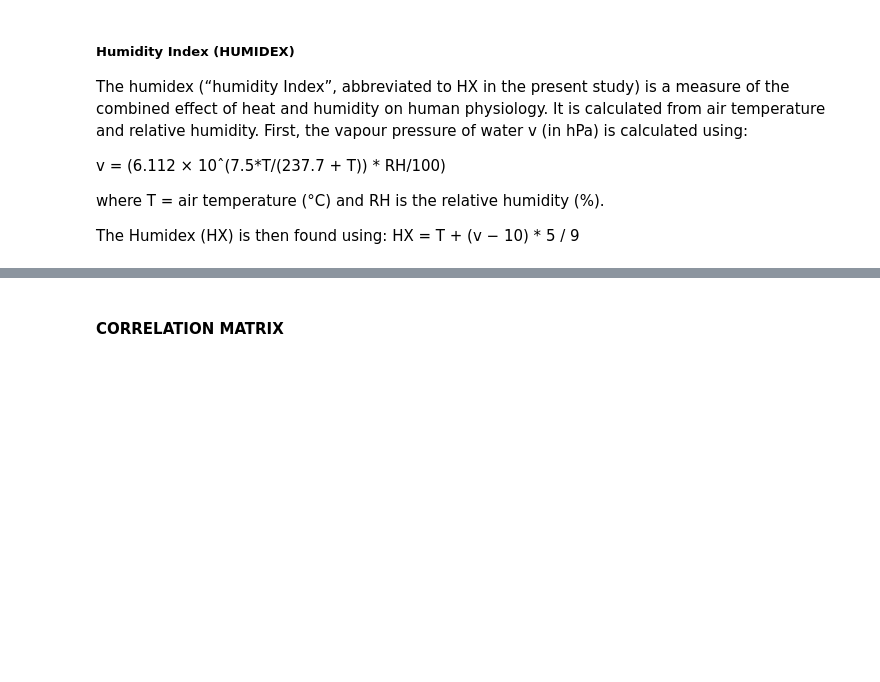
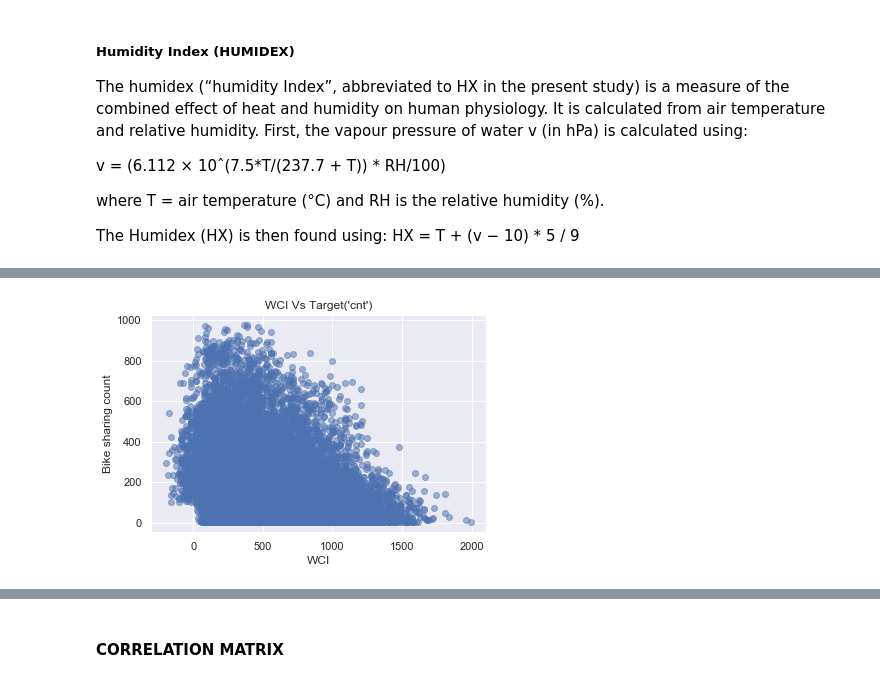
Before and after one commit to cleliacrv/python-dask-assignment, a Jupyter notebook: Python Dask Assignment.ipynb, the cells around one changed output, grey strips where cells are left out. Saved outputs shown, nothing was run; the diff lists cells and outputs as text; code cells hidden in the pictures; blank space fills up the shorter version.

```diff
--- a/Python Dask Assignment.ipynb
+++ b/Python Dask Assignment.ipynb
@@ -260,0 +275,9 @@ hour_df["humidity"] = hour_df["temp_real"] + ((hour_df["v"] - 10) * (5 / 9))
+# %%
+# WCI vs Target
+plt.scatter(hour_df[['WCI']].compute(), hour_df[['cnt']].compute(), alpha=0.5)
+plt.title("WCI Vs Target('cnt')")
+plt.xlabel("WCI")
+plt.ylabel("Bike sharing count")
+plt.show()
+# %% [output]
+[figure, added]
```
Also changed, not shown: parts of 10 cells of this notebook.
